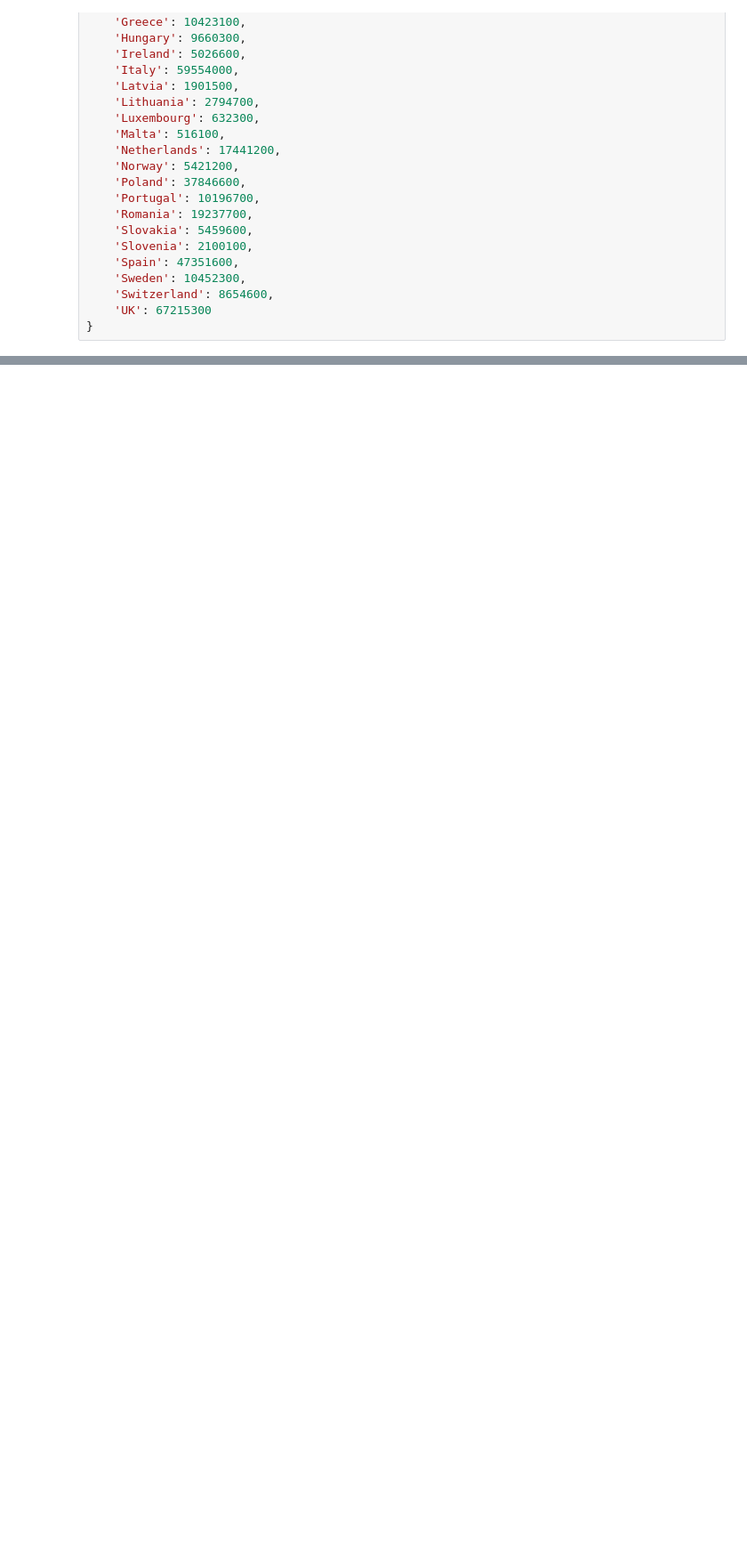
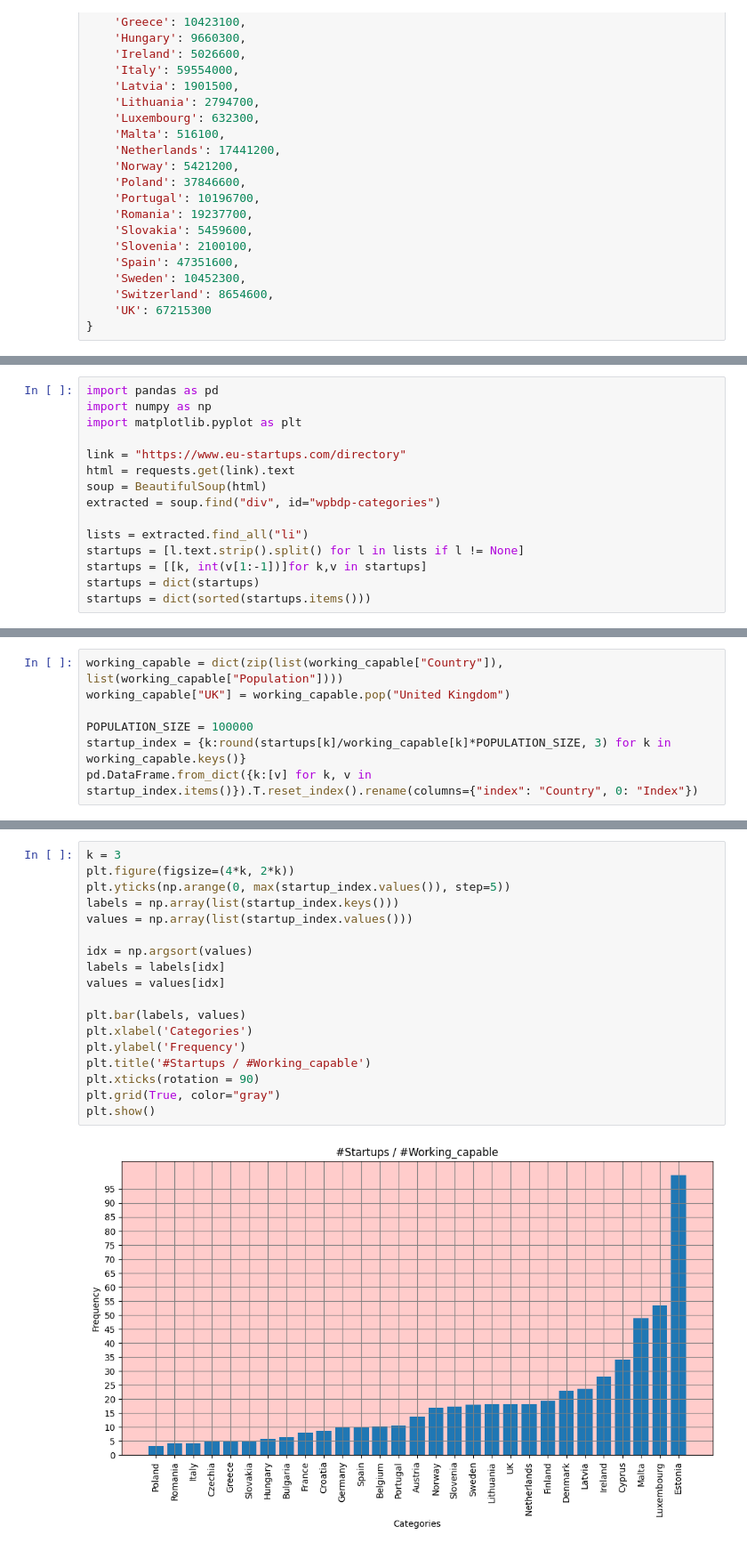
Before and after one commit to dominikstipic/data-science, a Jupyter notebook: startupAnalyst/main.ipynb, the cells around one changed output, grey strips where cells are left out. Shown at 89% size. Drawn from its saved outputs; the diff is of its cells as text; blank space fills up the shorter version.

```diff
--- a/startupAnalyst/main.ipynb
+++ b/startupAnalyst/main.ipynb
@@ -95,0 +122,15 @@ viz(startup_index, top=12, step=1)
+# %%
+import pandas as pd
+import numpy as np
+import matplotlib.pyplot as plt
+
+link = "https://www.eu-startups.com/directory"
+html = requests.get(link).text
+soup = BeautifulSoup(html)
+extracted = soup.find("div", id="wpbdp-categories")
+
+lists = extracted.find_all("li")
+startups = [l.text.strip().split() for l in lists if l != None]
+startups = [[k, int(v[1:-1])]for k,v in startups]
+startups = dict(startups)
+startups = dict(sorted(startups.items()))
@@ -95,0 +172,7 @@ viz(startup_index, top=12, step=1)
+# %%
+working_capable = dict(zip(list(working_capable["Country"]), list(working_capable["Population"])))
+working_capable["UK"] = working_capable.pop("United Kingdom")
+
+POPULATION_SIZE = 100000
+startup_index = {k:round(startups[k]/working_capable[k]*POPULATION_SIZE, 3) for k in working_capable.keys()}
+pd.DataFrame.from_dict({k:[v] for k, v in startup_index.items()}).T.reset_index().rename(columns={"index": "Country", 0: "Index"})
@@ -95,0 +197,20 @@ viz(startup_index, top=12, step=1)
+# %%
+k = 3
+plt.figure(figsize=(4*k, 2*k))
+plt.yticks(np.arange(0, max(startup_index.values()), step=5))
+labels = np.array(list(startup_index.keys()))
+values = np.array(list(startup_index.values()))
+
+idx = np.argsort(values)
+labels = labels[idx]
+values = values[idx]
+
+plt.bar(labels, values)
+plt.xlabel('Categories')
+plt.ylabel('Frequency')
+plt.title('#Startups / #Working_capable')
+plt.xticks(rotation = 90)
+plt.grid(True, color="gray")
+plt.show()
+# %% [output]
+[figure, added]
```
Also changed, not shown: parts of 7 cells of this notebook, 3 other files.
